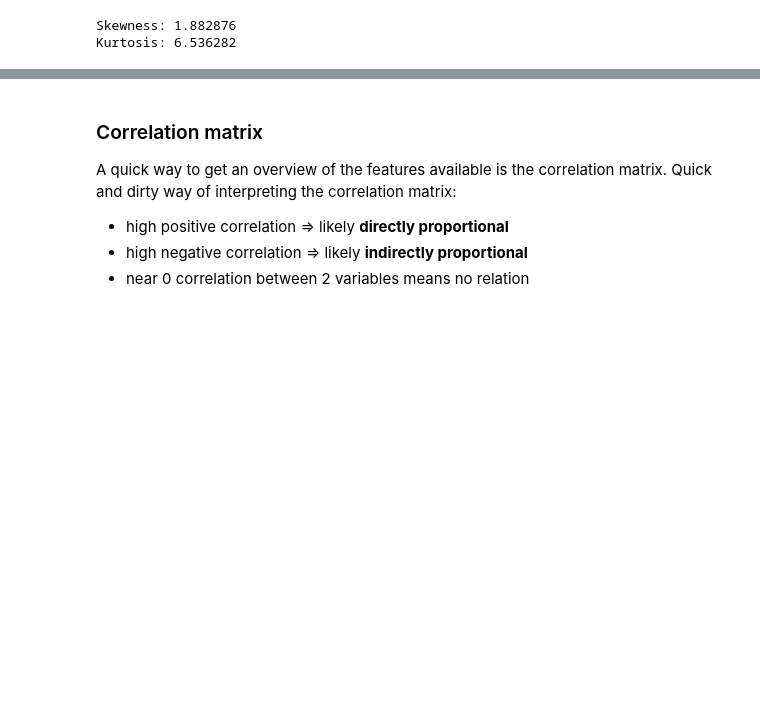
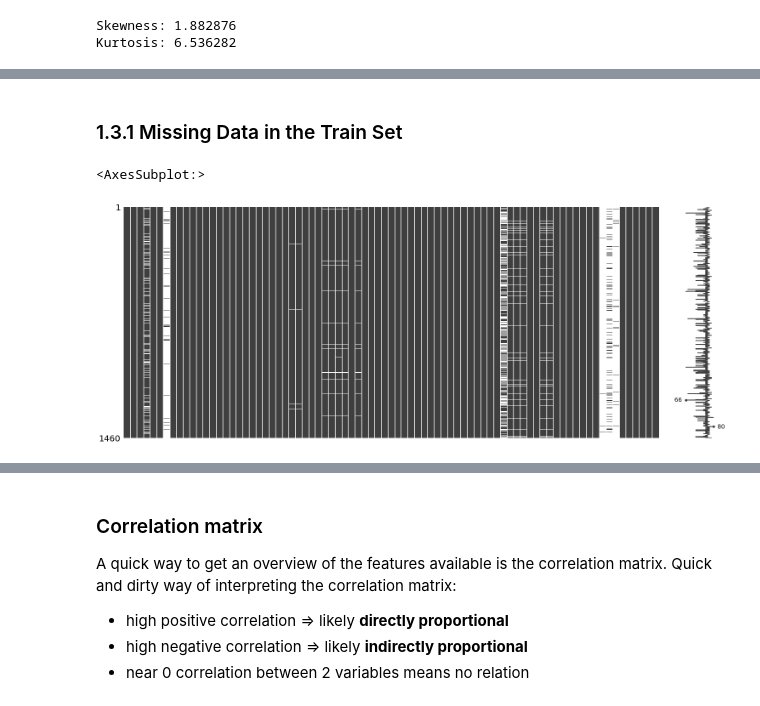
Before and after one commit to jrili/kaggle-house-prices, a Jupyter notebook: house-prices-regression.ipynb, the cells around one changed output, grey strips where cells are left out. Saved outputs shown, nothing was run; the diff lists cells and outputs as text; code cells hidden in the pictures; blank space fills up the shorter version.

```diff
--- a/house-prices-regression.ipynb
+++ b/house-prices-regression.ipynb
@@ -70,0 +154,7 @@ In the next section, let's explore the variables with the eventual goal of featu
+# %% [markdown]
+### 1.3.1 Missing Data in the Train Set
+# %%
+msno.matrix(train_df)
+# %% [output]
+<AxesSubplot:>
+[figure, added]
```
Also changed, not shown: parts of 52 cells of this notebook.
